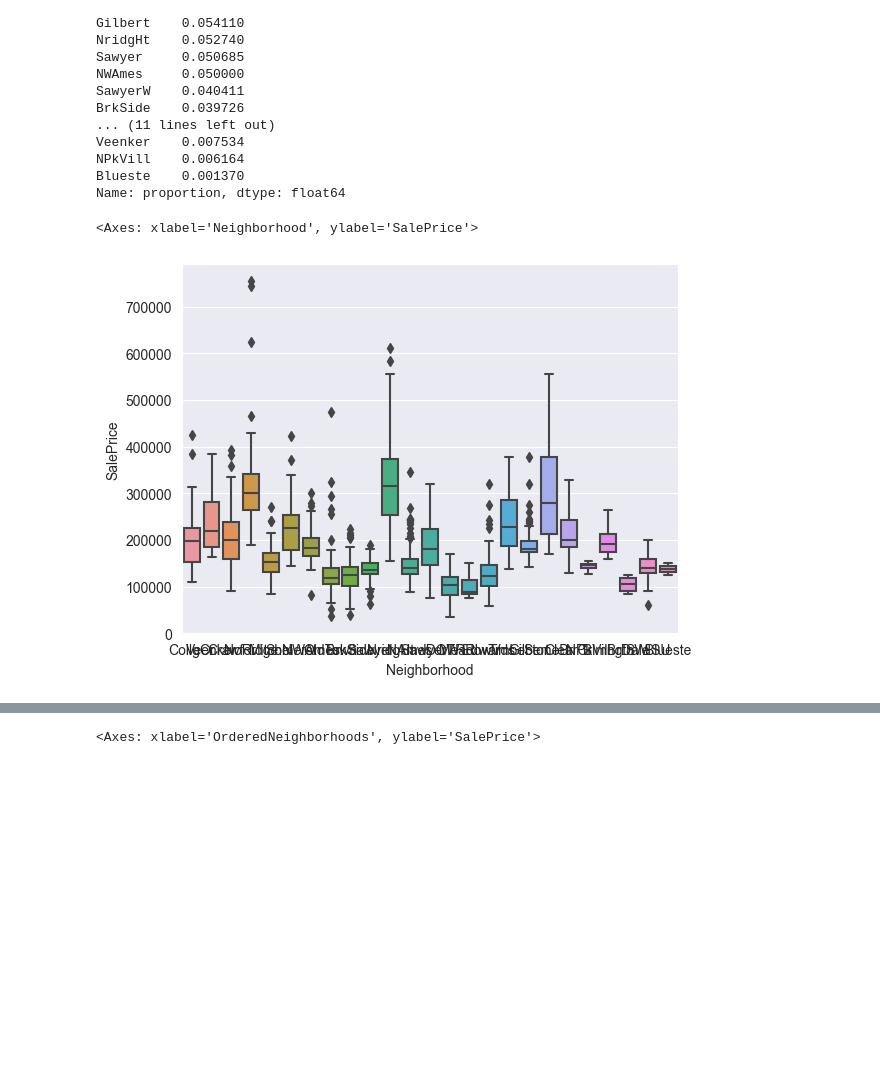
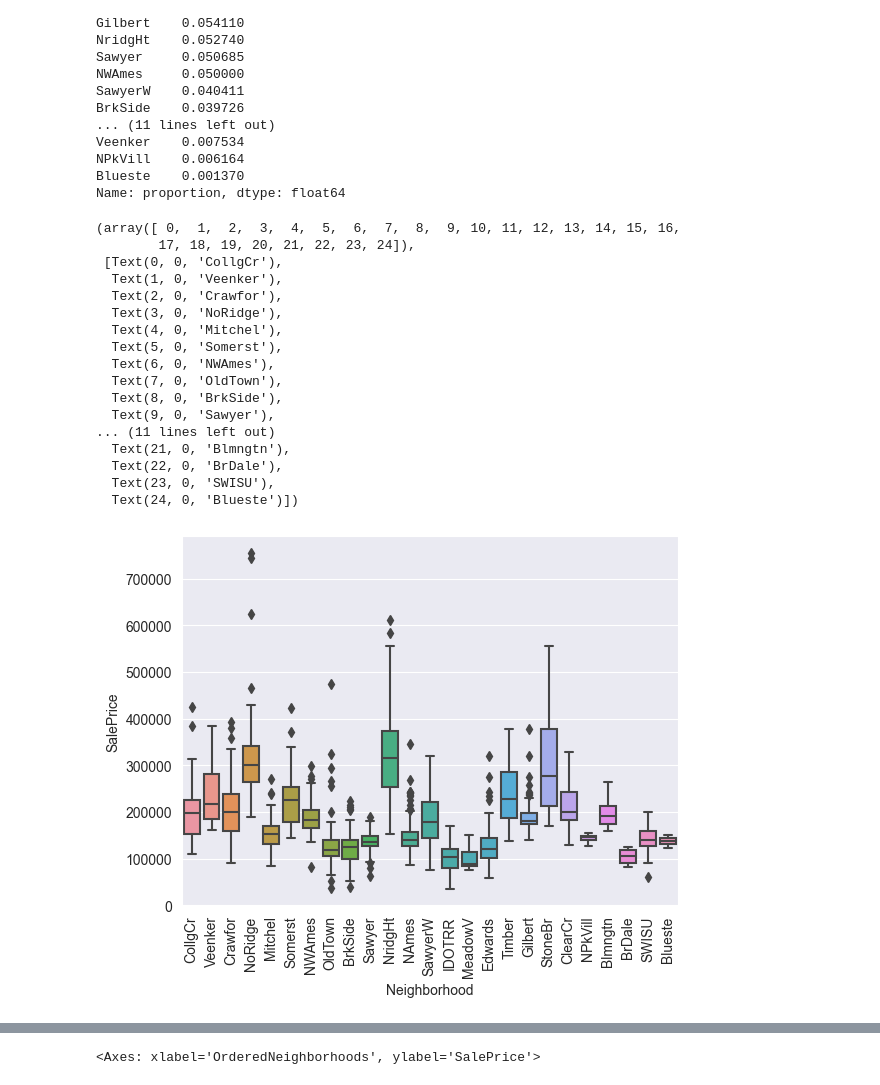
Before and after one commit to steven-solomon/udemy-feml-challenge, a Jupyter notebook: StudentsSolutions_v1.0.0/eda.ipynb, the cells around one changed output, grey strips where cells are left out. Drawn from its saved outputs; the diff is of its cells as text; code cells hidden in the pictures; blank space fills up the shorter version.

```diff
--- a/StudentsSolutions_v1.0.0/eda.ipynb
+++ b/StudentsSolutions_v1.0.0/eda.ipynb
@@ -358,6 +358,23 @@ Blueste    0.001370
 Name: proportion, dtype: float64
 # %%
 sns.boxplot(df, x="Neighborhood", y="SalePrice")
+plt.xticks(rotation=90)
 # %% [output]
-<Axes: xlabel='Neighborhood', ylabel='SalePrice'>
+(array([ 0,  1,  2,  3,  4,  5,  6,  7,  8,  9, 10, 11, 12, 13, 14, 15, 16,
+        17, 18, 19, 20, 21, 22, 23, 24]),
+ [Text(0, 0, 'CollgCr'),
+  Text(1, 0, 'Veenker'),
+  Text(2, 0, 'Crawfor'),
+  Text(3, 0, 'NoRidge'),
+  Text(4, 0, 'Mitchel'),
+  Text(5, 0, 'Somerst'),
+  Text(6, 0, 'NWAmes'),
+  Text(7, 0, 'OldTown'),
+  Text(8, 0, 'BrkSide'),
+  Text(9, 0, 'Sawyer'),
+... (11 lines left out)
+  Text(21, 0, 'Blmngtn'),
+  Text(22, 0, 'BrDale'),
+  Text(23, 0, 'SWISU'),
+  Text(24, 0, 'Blueste')])
-[figure, old version]
+[figure, new version]
```
Also changed, not shown: parts of 3 cells of this notebook, 1 other file.
